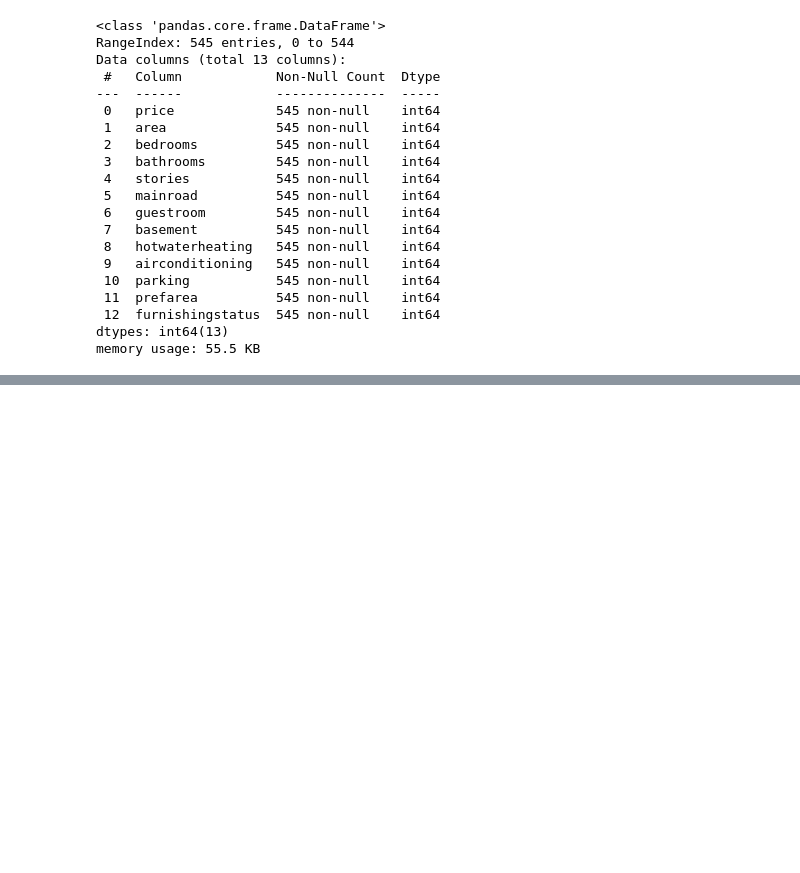
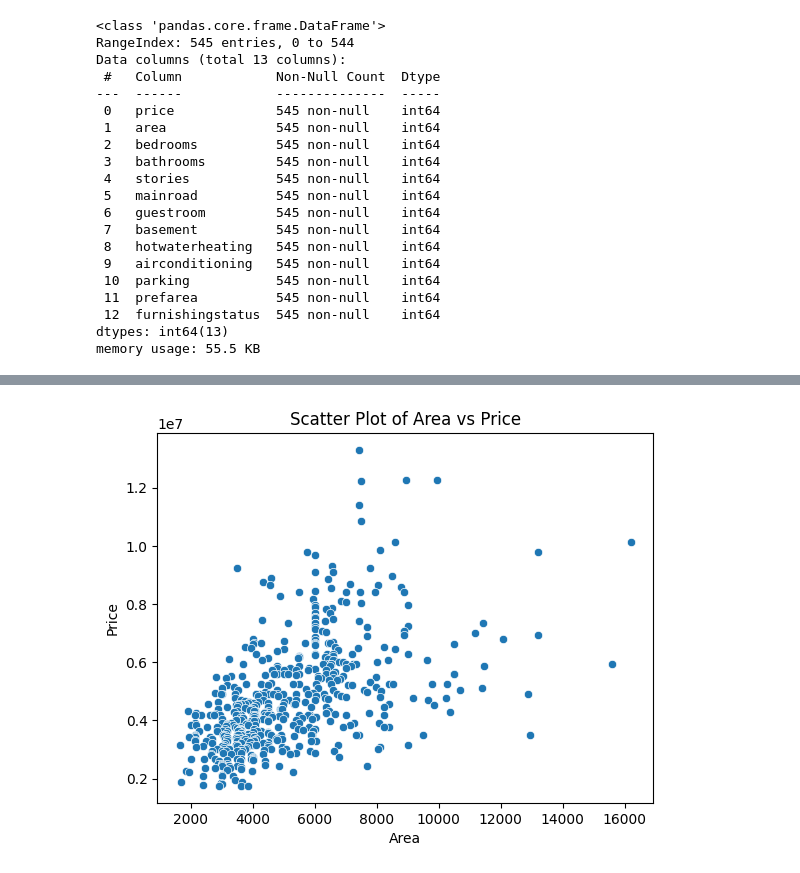
Before and after one commit to s4bih/machine-learning, a Jupyter notebook: harga_rumah.ipynb, the cells around one changed output, grey strips where cells are left out. Saved outputs shown, nothing was run; the diff lists cells and outputs as text; code cells hidden in the pictures; blank space fills up the shorter version.

```diff
--- a/harga_rumah.ipynb
+++ b/harga_rumah.ipynb
@@ -127,0 +199,9 @@ memory usage: 55.5 KB
+# %%
+#scatter plot
+sns.scatterplot(x='area', y='price', data=data)
+plt.xlabel('Area')
+plt.ylabel('Price')
+plt.title('Scatter Plot of Area vs Price')
+plt.show()
+# %% [output]
+[figure, added]
```
Also changed, not shown: parts of 6 cells of this notebook.
